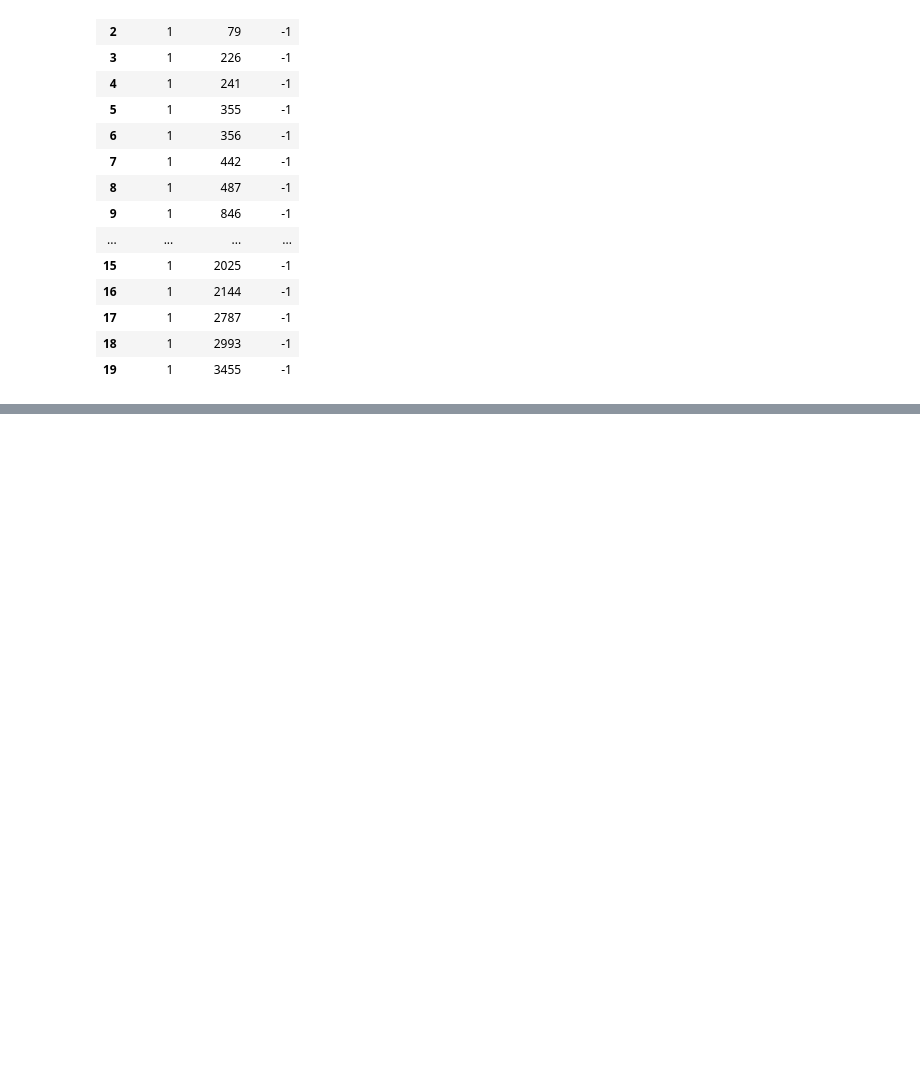
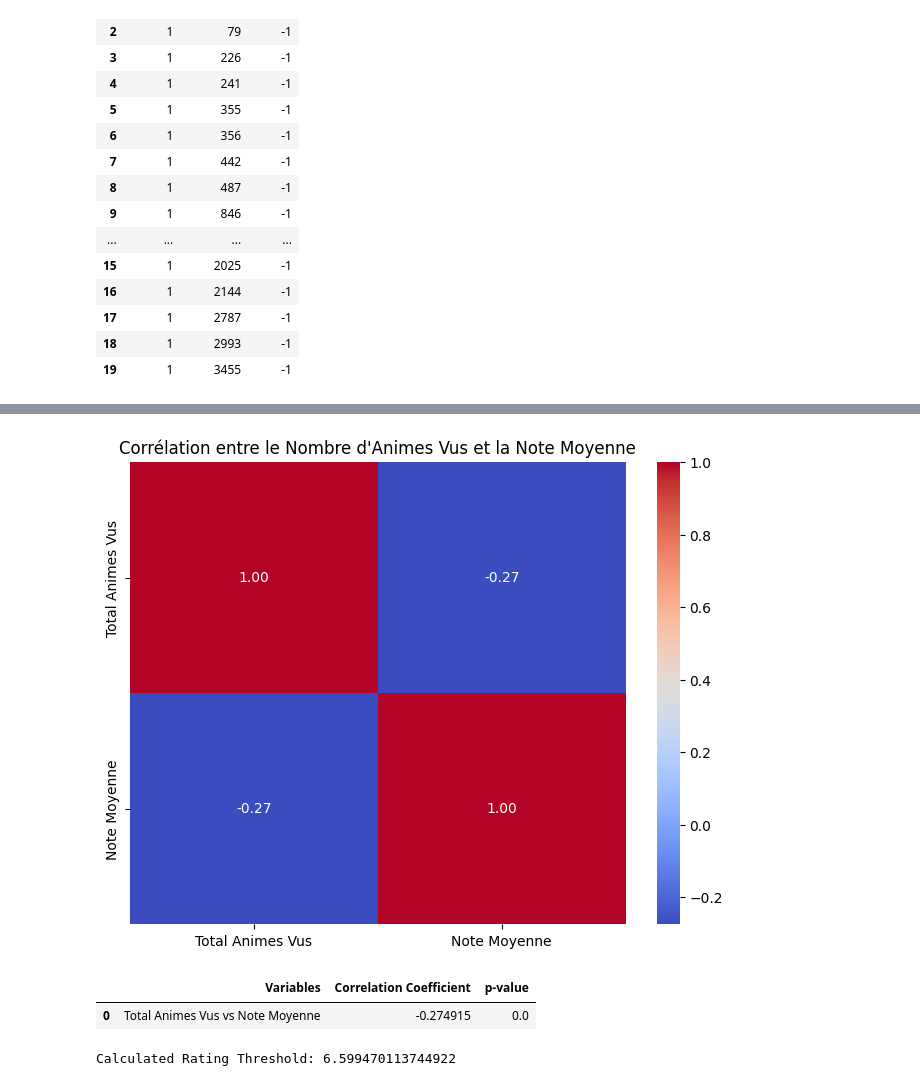
Before and after one commit to obenchekro/MyAnimeList-Recommandation-System, a Jupyter notebook: notebook/MyAnimeList Recommandation System.ipynb, the cells around one changed output, grey strips where cells are left out. Drawn from its saved outputs; the diff is of its cells as text; code cells hidden in the pictures; blank space fills up the shorter version.

```diff
--- a/notebook/MyAnimeList Recommandation System.ipynb
+++ b/notebook/MyAnimeList Recommandation System.ipynb
@@ -452,0 +575,63 @@ rating_df.head(20)
+# %%
+user_anime_counts = rating_df.groupby('user_id')['anime_id'].count()
+user_rating_means = rating_df[rating_df['rating'] > 0].groupby('user_id')['rating'].mean()
+
+user_data = pd.DataFrame({
+    'Total Animes Vus': user_anime_counts,
+    'Note Moyenne': user_rating_means
+}).dropna()
+
+corr_matrix = user_data.corr()
+plt.figure(figsize=(8, 6))
+sns.heatmap(corr_matrix, annot=True, cmap='coolwarm', fmt=".2f")
+plt.title("Corrélation entre le Nombre d'Animes Vus et la Note Moyenne")
+plt.show()
+# %% [output]
+[figure, added]
+# %%
+columns_to_correlate = ['Total Animes Vus', 'Note Moyenne']
+
+corr, p_value = pearsonr(user_data['Total Animes Vus'], user_data['Note Moyenne'])
+
+correlation_result = pd.DataFrame({
+    'Variables': ['Total Animes Vus vs Note Moyenne'],
+    'Correlation Coefficient': [corr],
+    'p-value': [p_value]
+})
+
+correlation_result
+# %% [output]
+|  | Variables | Correlation Coefficient | p-value |
+| 0 | Total Animes Vus vs Note Moyenne | -0.274915 | 0.0 |
+# %%
+def calculate_rating_threshold(rating_df, column_name='rating', quantile_high=0.75, quantile_low=0.25):
+    """
+    Calcule un seuil de notation en se basant sur des mesures statistiques.
+
+    Args:
+    - rating_df (pd.DataFrame): DataFrame contenant les notes.
+    - column_name (str): Nom de la colonne contenant les notes.
+    - quantile_high (float): Quantile supérieur pour définir les notes élevées.
+    - quantile_low (float): Quantile inférieur pour définir les notes basses.
+
+    Returns:
+    - float: Seuil de notation calculé.
+    """
+    user_rating_counts = rating_df.groupby('user_id')[column_name].count()
+
+    high_count_threshold = user_rating_counts.quantile(quantile_high)
+    low_count_threshold = user_rating_counts.quantile(quantile_low)
+
+    users_high = user_rating_counts[user_rating_counts >= high_count_threshold].index
+    users_low = user_rating_counts[user_rating_counts <= low_count_threshold].index
+
+    high_avg_rating = rating_df[rating_df['user_id'].isin(users_high)][column_name].mean()
+    low_avg_rating = rating_df[rating_df['user_id'].isin(users_low)][column_name].mean()
+
+    rating_threshold = np.mean([high_avg_rating, low_avg_rating])
+    return rating_threshold
+
+threshold = calculate_rating_threshold(rating_df)
+print("Calculated Rating Threshold:", threshold)
+# %% [output]
+Calculated Rating Threshold: 6.599470113744922
```
Also changed, not shown: parts of 17 cells of this notebook.
